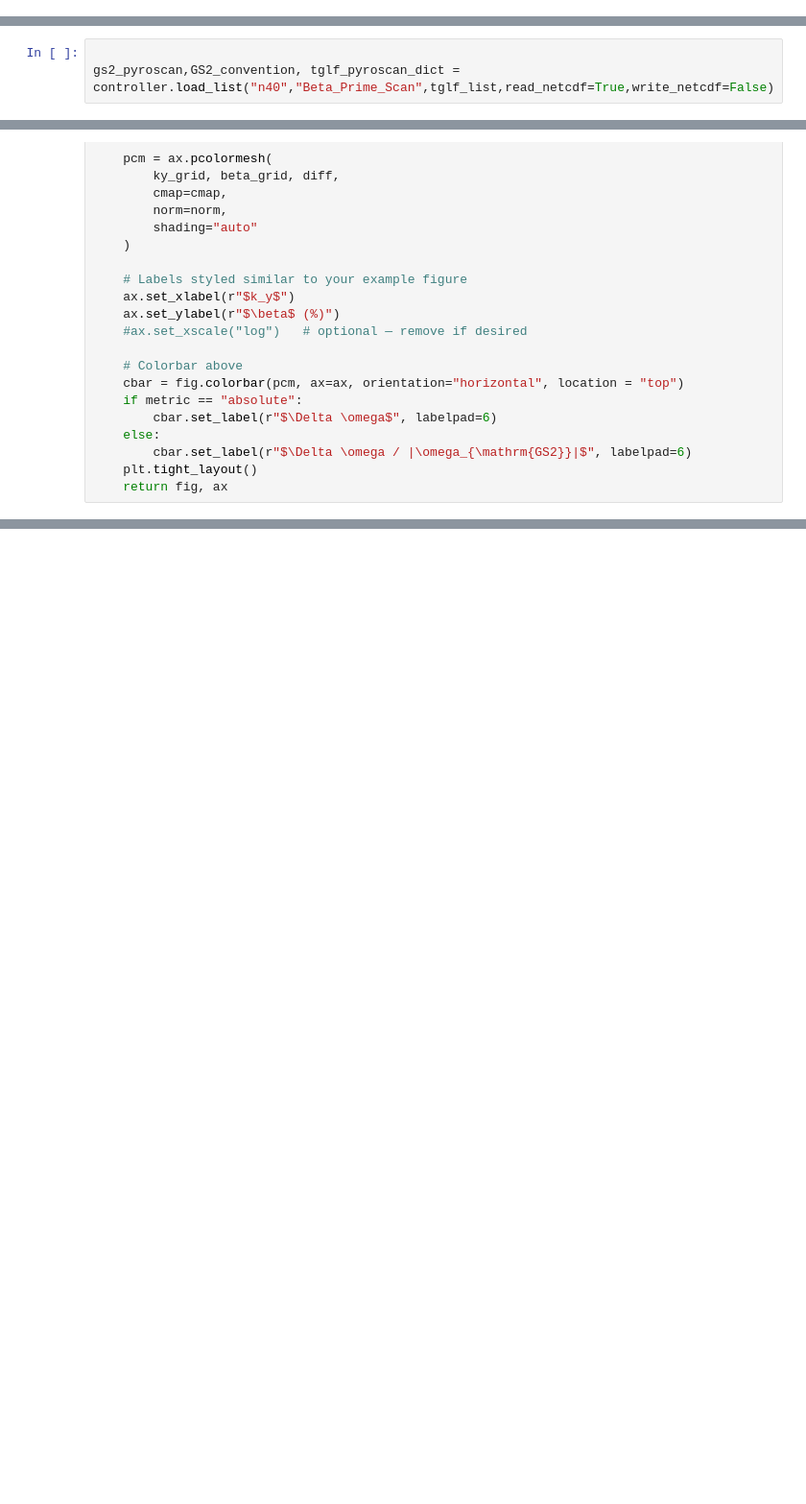
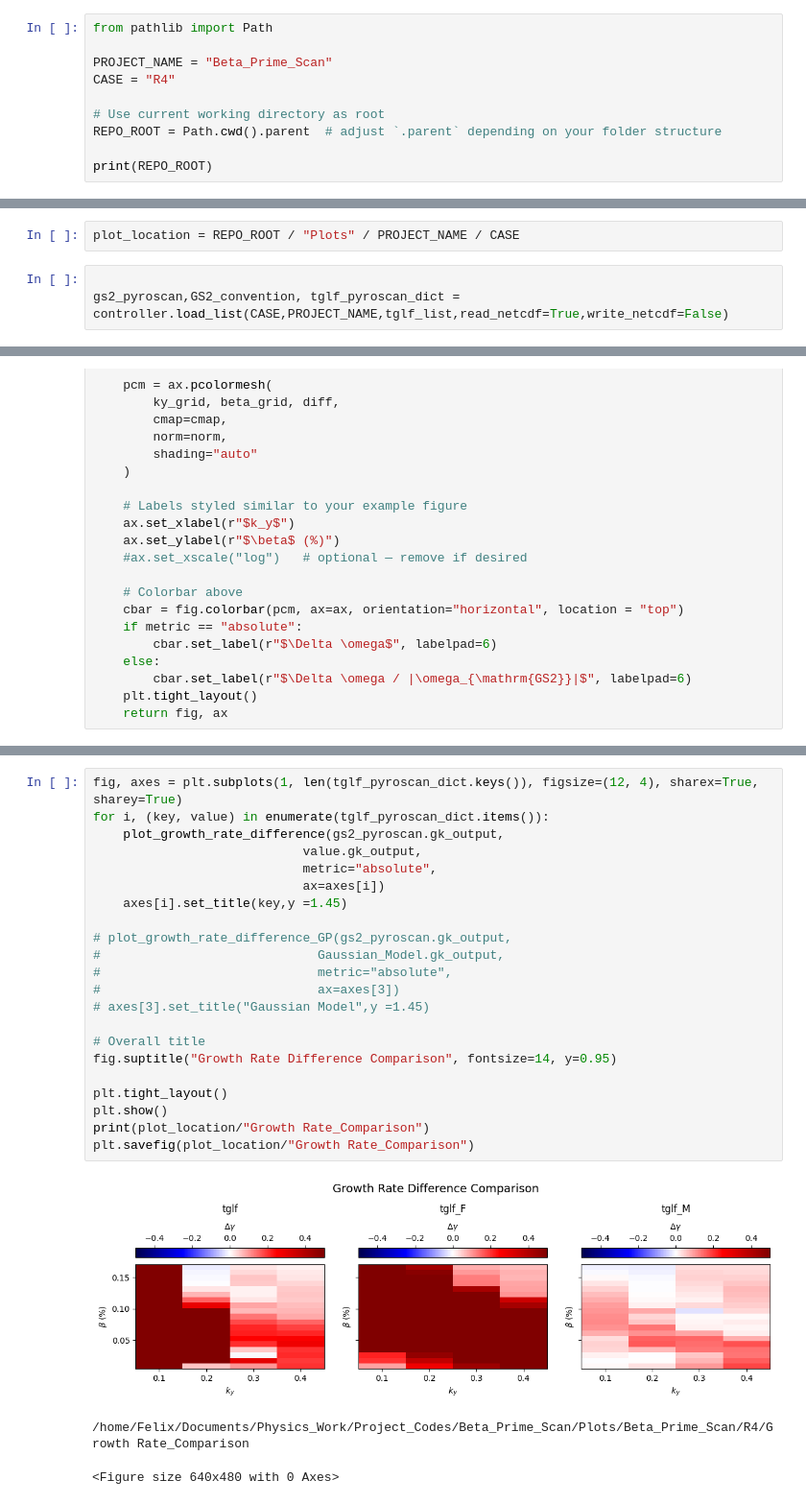
Before and after one commit to FelixWattsYork/Beta_Prime_Scan, a Jupyter notebook: python_scripts/fun_plots.ipynb, the cells around one changed output, grey strips where cells are left out. Shown at 96% size. Drawn from its saved outputs; the diff is of its cells as text; blank space fills up the shorter version.

```diff
--- a/python_scripts/fun_plots.ipynb
+++ b/python_scripts/fun_plots.ipynb
@@ -5,3 +5,13 @@ os.environ["GYRO_DATA_DIR"] = "/home/Felix/Documents/Physics_Work/Project_Codes/
 import controller
 # %%
 tglf_list = ["tglf", "tglf_F", "tglf_M"]
+# %%
+from pathlib import Path
+
+PROJECT_NAME = "Beta_Prime_Scan"
+CASE = "R4"
+
+# Use current working directory as root
+REPO_ROOT = Path.cwd().parent  # adjust `.parent` depending on your folder structure
+
+print(REPO_ROOT)
@@ -8,4 +20,6 @@ tglf_list = ["tglf", "tglf_F", "tglf_M"]
+# %%
+plot_location = REPO_ROOT / "Plots" / PROJECT_NAME / CASE
 # %%
 
-gs2_pyroscan,GS2_convention, tglf_pyroscan_dict = controller.load_list("n40","Beta_Prime_Scan",tglf_list,read_netcdf=True,write_netcdf=False)
+gs2_pyroscan,GS2_convention, tglf_pyroscan_dict = controller.load_list(CASE,PROJECT_NAME,tglf_list,read_netcdf=True,write_netcdf=False)
 # %% [output]
@@ -210 +368,27 @@ plt.show()
+# %%
+fig, axes = plt.subplots(1, len(tglf_pyroscan_dict.keys()), figsize=(12, 4), sharex=True, sharey=True)
+for i, (key, value) in enumerate(tglf_pyroscan_dict.items()):
+    plot_growth_rate_difference(gs2_pyroscan.gk_output,
+                            value.gk_output,
+                            metric="absolute",
+                            ax=axes[i])
+    axes[i].set_title(key,y =1.45)
+
+# plot_growth_rate_difference_GP(gs2_pyroscan.gk_output,
+#                             Gaussian_Model.gk_output,
+#                             metric="absolute",
+#                             ax=axes[3])
+# axes[3].set_title("Gaussian Model",y =1.45)
+
+# Overall title
+fig.suptitle("Growth Rate Difference Comparison", fontsize=14, y=0.95)
+
+plt.tight_layout()
+plt.show()
+print(plot_location/"Growth Rate_Comparison")
+plt.savefig(plot_location/"Growth Rate_Comparison")
+# %% [output]
+[figure, added]
+/home/Felix/Documents/Physics_Work/Project_Codes/Beta_Prime_Scan/Plots/Beta_Prime_Scan/R4/Growth Rate_Comparison
+<Figure size 640x480 with 0 Axes>
 # %%
```
Also changed, not shown: parts of 12 cells of this notebook, 3 other files.
